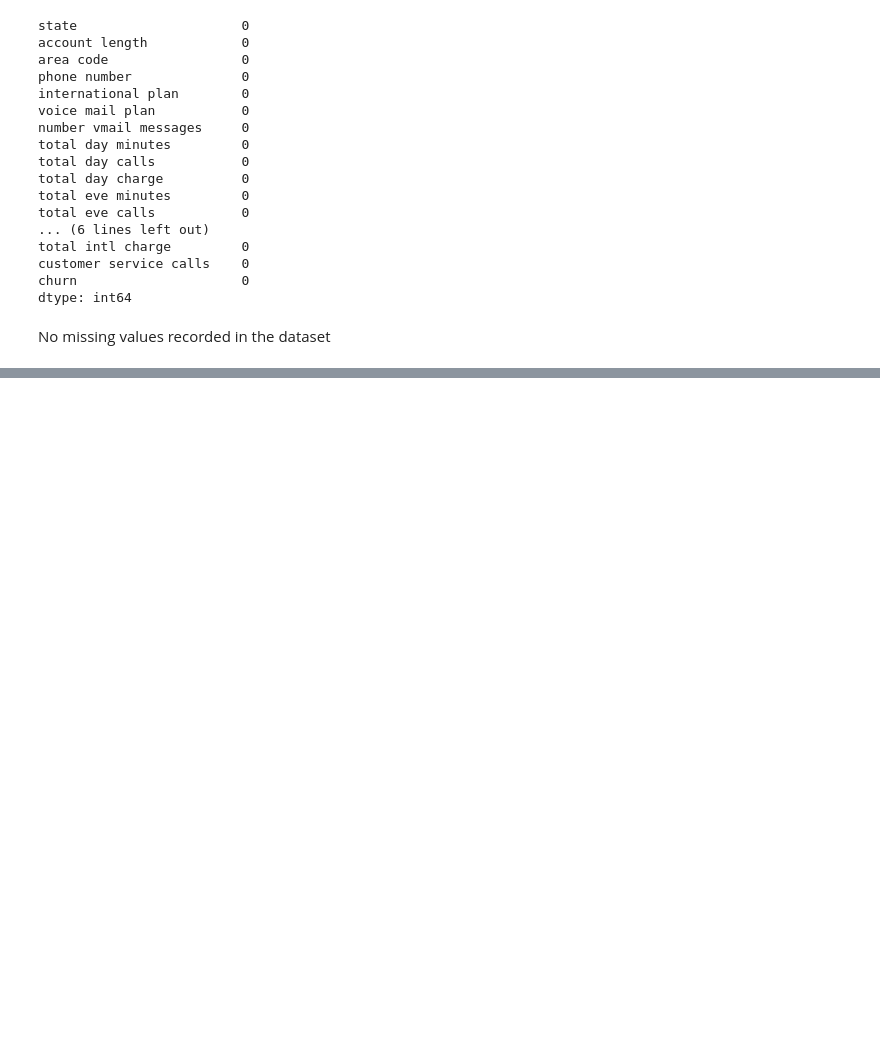
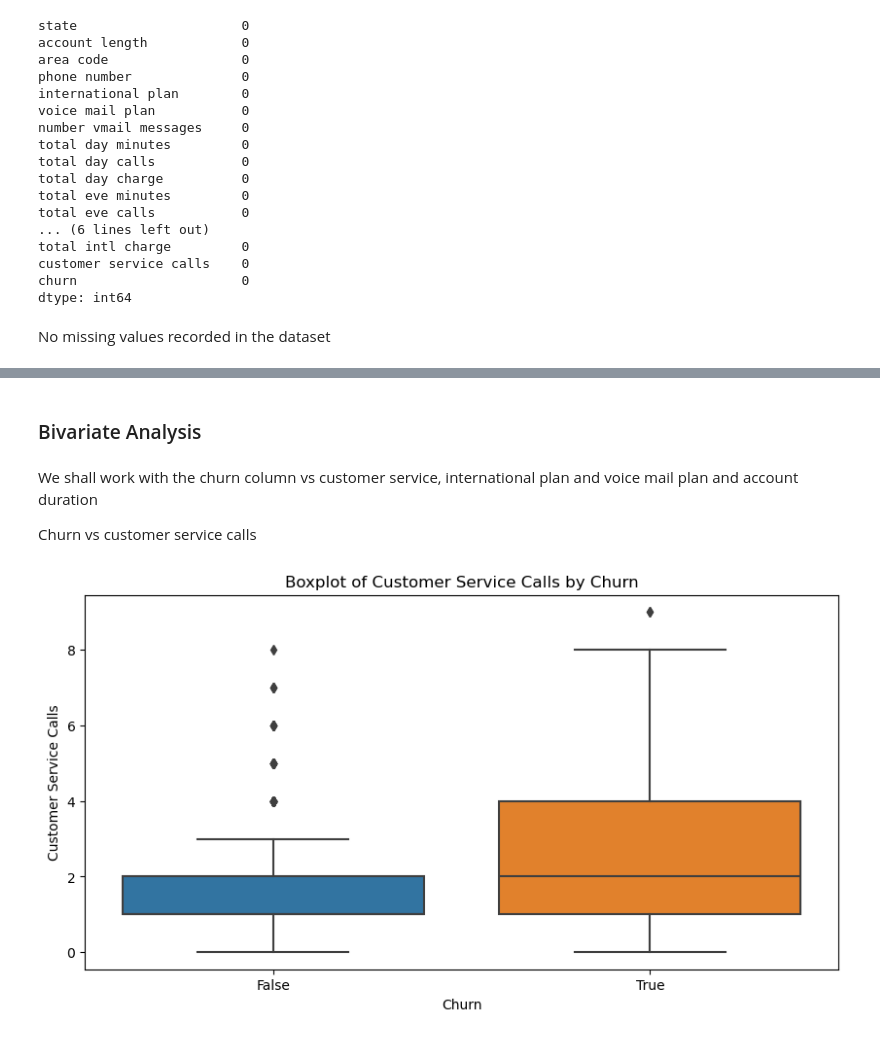
Before and after one commit to Limo-Vincent/Group_9_Phase_3_project, a Jupyter notebook: jupyter_notebook.ipynb, the cells around one changed output, grey strips where cells are left out. Drawn from its saved outputs; the diff is of its cells as text; code cells hidden in the pictures; blank space fills up the shorter version.

Commit message:
bivariate and multivariate analysis

```diff
--- a/jupyter_notebook.ipynb
+++ b/jupyter_notebook.ipynb
@@ -159,0 +270,15 @@ Name: churn, dtype: float64
+# %% [markdown]
+### Bivariate Analysis
+# %% [markdown]
+We shall work with the churn column vs customer service, international plan and voice mail plan and account duration
+
+Churn vs customer service calls
+# %%
+plt.figure(figsize=(10, 5))
+sns.boxplot(data=data, x='churn', y='customer service calls')
+plt.title('Boxplot of Customer Service Calls by Churn')
+plt.xlabel('Churn')
+plt.ylabel('Customer Service Calls')
+plt.show()
+# %% [output]
+[figure, added]
```
Also changed, not shown: parts of 31 cells of this notebook.
